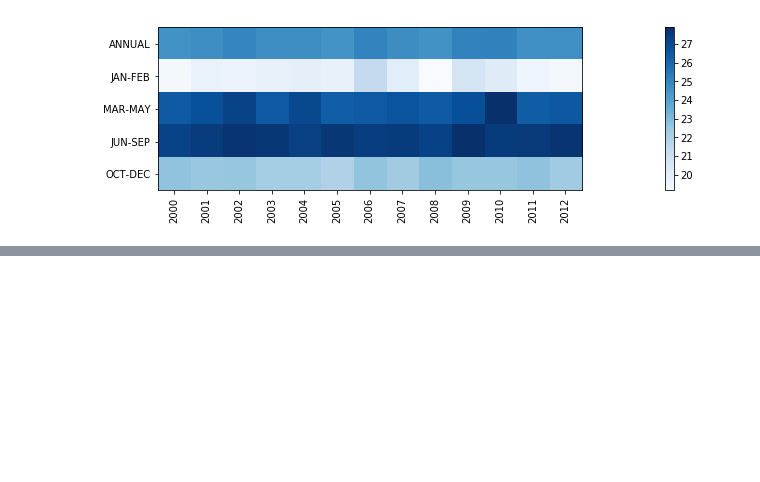
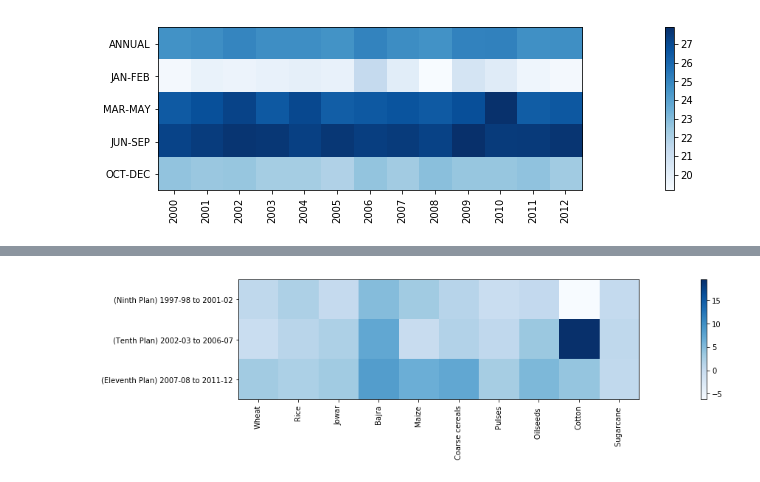
Before and after one commit to nitinvbharti/Agriculture_Analysis, a Jupyter notebook: Agro_analysis.ipynb, the cells around one changed output, grey strips where cells are left out. Cells and saved outputs as stored; diff of their text form; code cells hidden in the pictures; blank space fills up the shorter version.

```diff
--- a/Agro_analysis.ipynb
+++ b/Agro_analysis.ipynb
@@ -186,0 +190,5 @@ plt.show()
+# %%
+growth = pd.read_csv('Avg annual Growth Rate_Major Crops.csv',delimiter = ',')
+growth = pd.concat([growth.iloc[:,0],growth.iloc[:,5:]],axis=1,sort=False)
+growth = growth.dropna()
+growth.head()
@@ -186,0 +202,13 @@ plt.show()
+# %%
+mat5 = np.matrix(growth.values[:,1:],dtype='float').T
+fig = plt.figure(num=5,figsize=(30,3))
+ax = fig.add_subplot(1,1,1)
+ax.set_yticks(np.arange(len(growth.columns[1:])))
+ax.set_xticks(np.arange(len(growth.values[:,0])))
+ax.set_yticklabels(growth.columns[1:])
+ax.set_xticklabels(growth.values[:,0],rotation='vertical')
+plt.imshow(mat5, cmap='Blues')
+plt.colorbar()
+plt.show()
+# %% [output]
+[figure, added]
```
Also changed, not shown: parts of 6 cells of this notebook, 4 other files.
